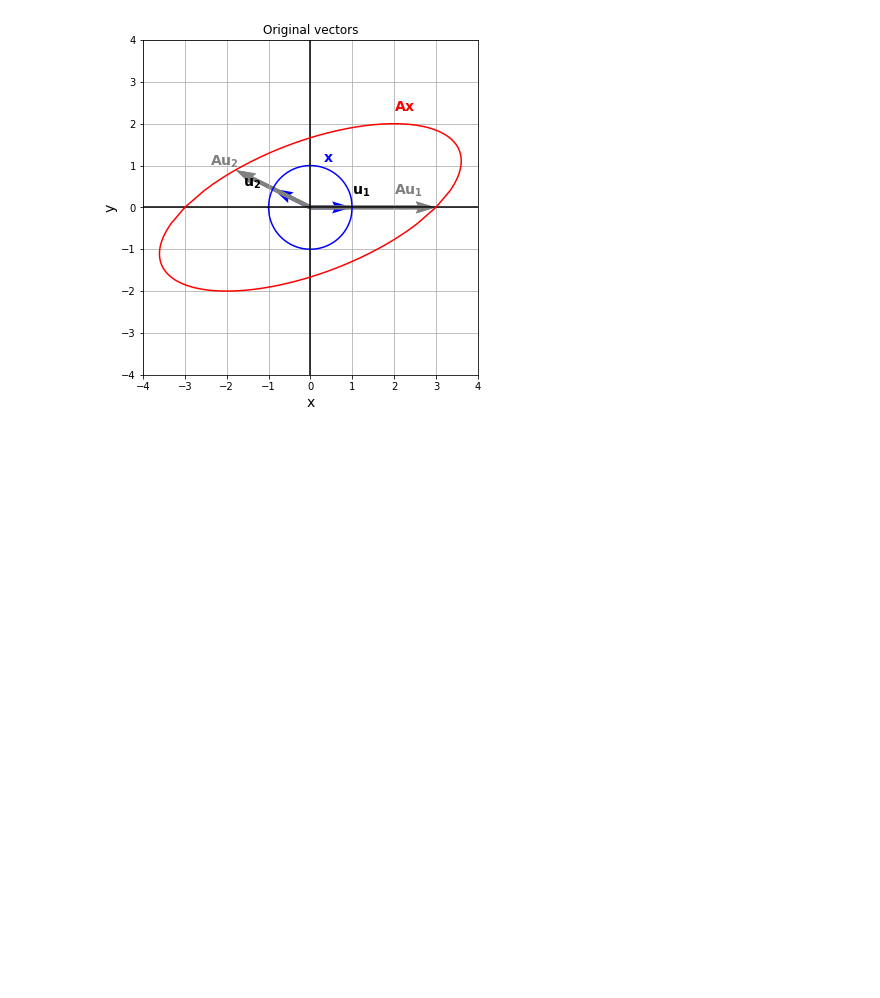
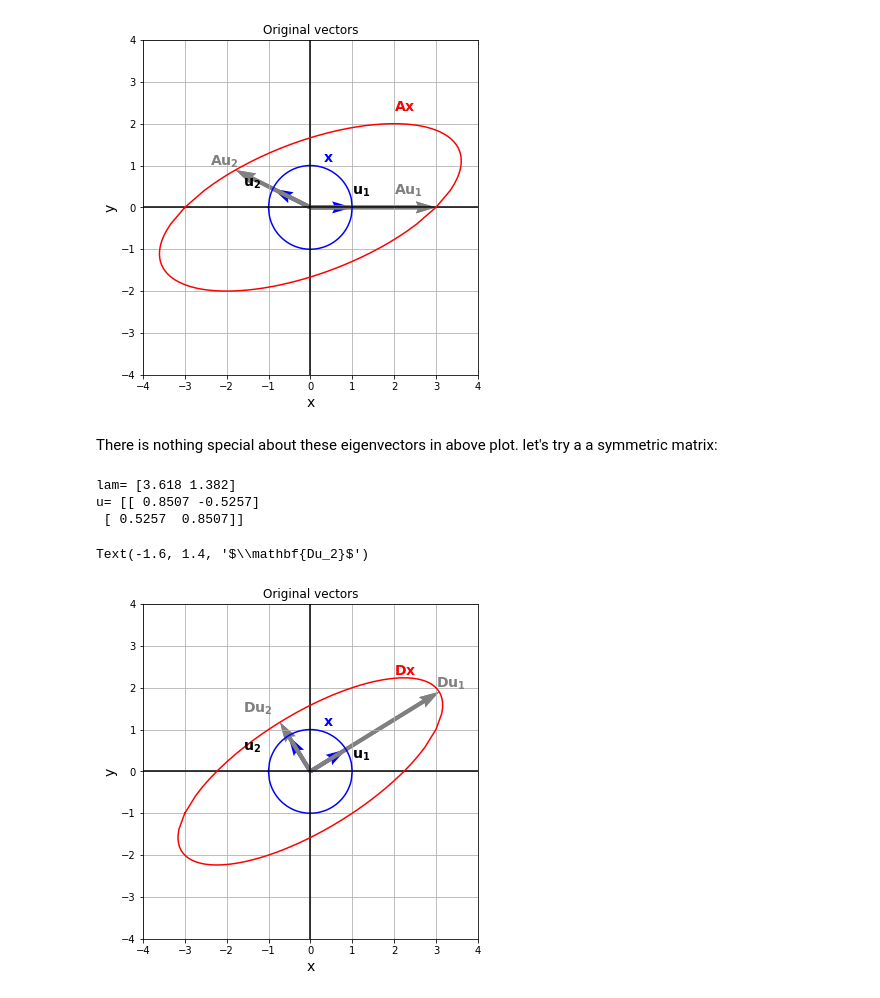
Before and after one commit to Hamideh-Mehri/Singular-Value-Decomposition, a Jupyter notebook: SVD.ipynb, the cells around one changed output. Drawn from its saved outputs; the diff is of its cells as text; code cells hidden in the pictures; blank space fills up the shorter version.

```diff
--- a/SVD.ipynb
+++ b/SVD.ipynb
@@ -331,3 +331,50 @@ ax1.text(-2.4, 1, "$\mathbf{Au_2}$", fontsize=14, color='gray')
 # %% [output]
 Text(-2.4, 1, '$\\mathbf{Au_2}$')
 [figure]
+# %% [markdown]
+There is nothing special about these eigenvectors in above plot. let's try a a symmetric matrix:
+# %%
+D = np.array([[3, 1],
+              [1, 2]])
+lam, u = np.linalg.eig(D)
+print("lam=", np.round(lam, 4))
+print("u=", np.round(u, 4))
+# %% [output]
+lam= [3.618 1.382]
+u= [[ 0.8507 -0.5257]
+ [ 0.5257  0.8507]]
+# %%
+t =D @ x
+# %%
+t2_sample1 = D @ u[:,0]
+t2_sample2 = D @ u[:,1]
+# %%
+fig, ax1= plt.subplots(figsize=(6,9))
+
+plt.subplots_adjust(wspace=0.4)
+
+# Plotting x
+ax1.plot(x[0,:], x[1,:], color='b')
+ax1.quiver([0,0],[0,0], u[0,:], u[1,:], color=['b'], width=0.012, angles='xy', scale_units='xy', scale=1)
+ax1.set_xlabel('x', fontsize=14)
+ax1.set_ylabel('y', fontsize=14)
+ax1.set_xlim([-4,4])
+ax1.set_ylim([-4,4])
+ax1.set_aspect('equal')
+ax1.grid(True)
+ax1.set_title("Original vectors")
+ax1.axhline(y=0, color='k')
+ax1.axvline(x=0, color='k')
+ax1.text(1, 0.3, "$\mathbf{u_1}$", fontsize=14)
+ax1.text(-1.6, 0.5, "$\mathbf{u_2}$", fontsize=14)
+ax1.text(0.3, 1.1, "$\mathbf{x}$", color='b', fontsize=14)
+
+ax1.plot(t[0, :], t[1, :], color='r')
+ax1.text(2, 2.3, "$\mathbf{Dx}$", color='r', fontsize=14)
+ax1.quiver([0,0],[0,0], t2_sample1[0], t2_sample1[1], color=['gray'], width=0.012, angles='xy', scale_units='xy', scale=1)
+ax1.quiver([0,0], [0,0], t2_sample2[0], t2_sample2[1], color=['gray'], width=0.012, angles='xy', scale_units='xy', scale=1)
+ax1.text(3, 2, "$\mathbf{Du_1}$", fontsize=14, color='gray')
+ax1.text(-1.6, 1.4, "$\mathbf{Du_2}$", fontsize=14, color='gray')
+# %% [output]
+Text(-1.6, 1.4, '$\\mathbf{Du_2}$')
+[figure, added]
```
Also changed, not shown: parts of 9 cells of this notebook.
